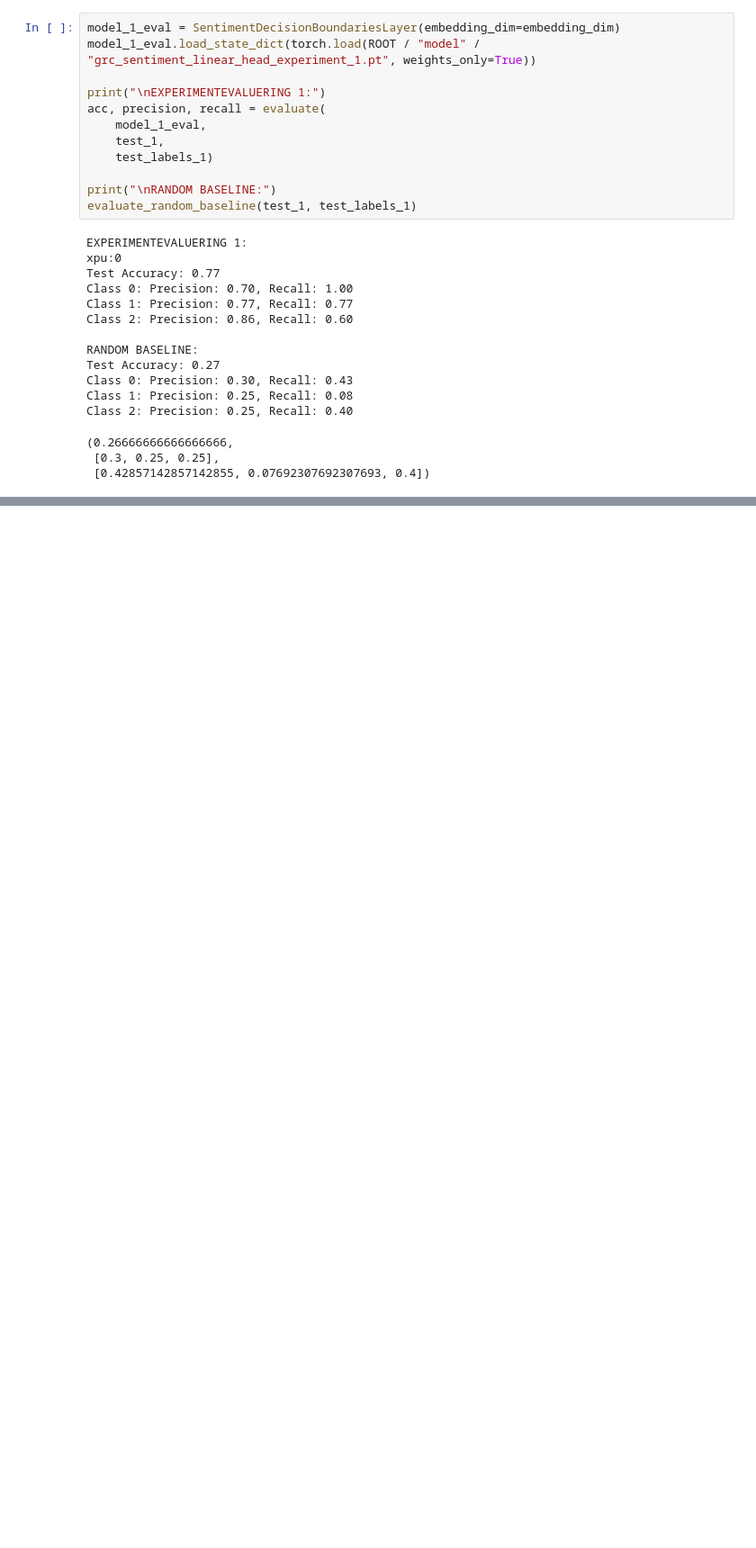
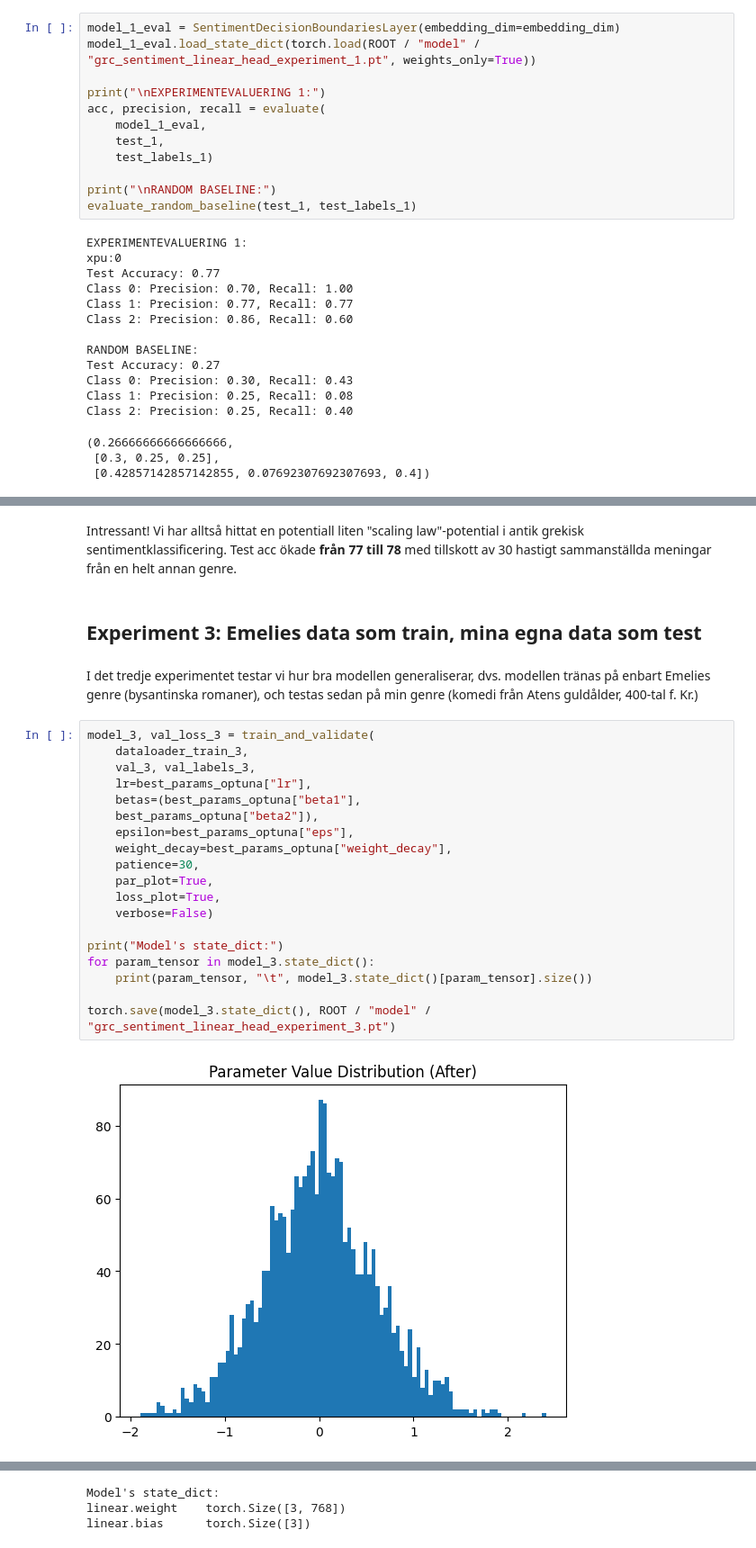
Before and after one commit to Urdatorn/sentiment-grc, a Jupyter notebook: nbs/sentiment_embeddings_linear.ipynb, the cells around one changed output, grey strips where cells are left out. Shown at 90% size. Cells and saved outputs as stored; diff of their text form; blank space fills up the shorter version.

```diff
--- a/nbs/sentiment_embeddings_linear.ipynb
+++ b/nbs/sentiment_embeddings_linear.ipynb
@@ -737,0 +792,27 @@ Class 2: Precision: 0.25, Recall: 0.40
+# %% [markdown]
+Intressant! Vi har alltså hittat en potentiall liten "scaling law"-potential i antik grekisk sentimentklassificering. Test acc ökade **från 77 till 78** med tillskott av 30 hastigt sammanställda meningar från en helt annan genre.
+# %% [markdown]
+## Experiment 3: Emelies data som train, mina egna data som test
+# %% [markdown]
+I det tredje experimentet testar vi hur bra modellen generaliserar, dvs. modellen tränas på enbart Emelies genre (bysantinska romaner), och testas sedan på min genre (komedi från Atens guldålder, 400-tal f. Kr.)
+# %%
+model_3, val_loss_3 = train_and_validate(
+    dataloader_train_3,
+    val_3, val_labels_3,
+    lr=best_params_optuna["lr"],
+    betas=(best_params_optuna["beta1"],
+    best_params_optuna["beta2"]),
+    epsilon=best_params_optuna["eps"],
+    weight_decay=best_params_optuna["weight_decay"],
+    patience=30,
+    par_plot=True,
+    loss_plot=True,
+    verbose=False)
+
+print("Model's state_dict:")
+for param_tensor in model_3.state_dict():
+    print(param_tensor, "\t", model_3.state_dict()[param_tensor].size())
+
+torch.save(model_3.state_dict(), ROOT / "model" / "grc_sentiment_linear_head_experiment_3.pt")
+# %% [output]
+[figure, added]
@@ -737,0 +820,3 @@ Class 2: Precision: 0.25, Recall: 0.40
+Model's state_dict:
+linear.weight    torch.Size([3, 768])
+linear.bias      torch.Size([3])
```
Also changed, not shown: parts of 19 cells of this notebook, 3 other files.
